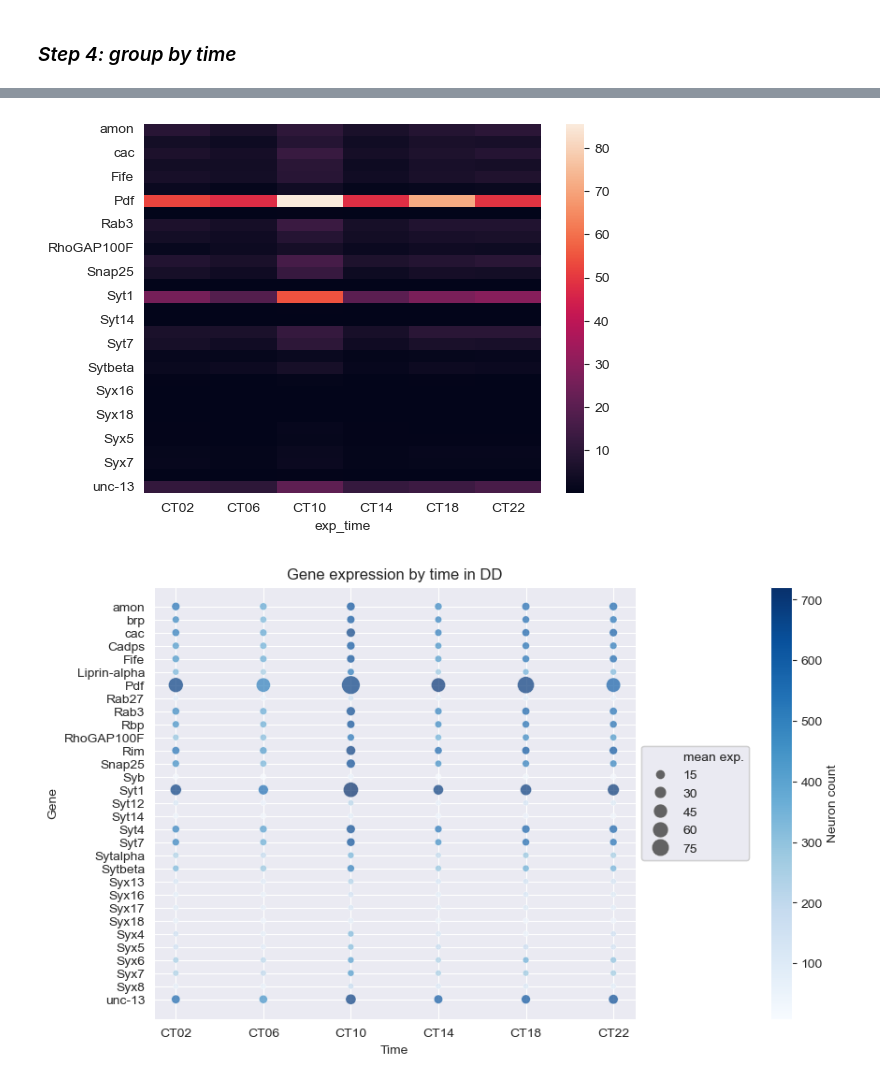
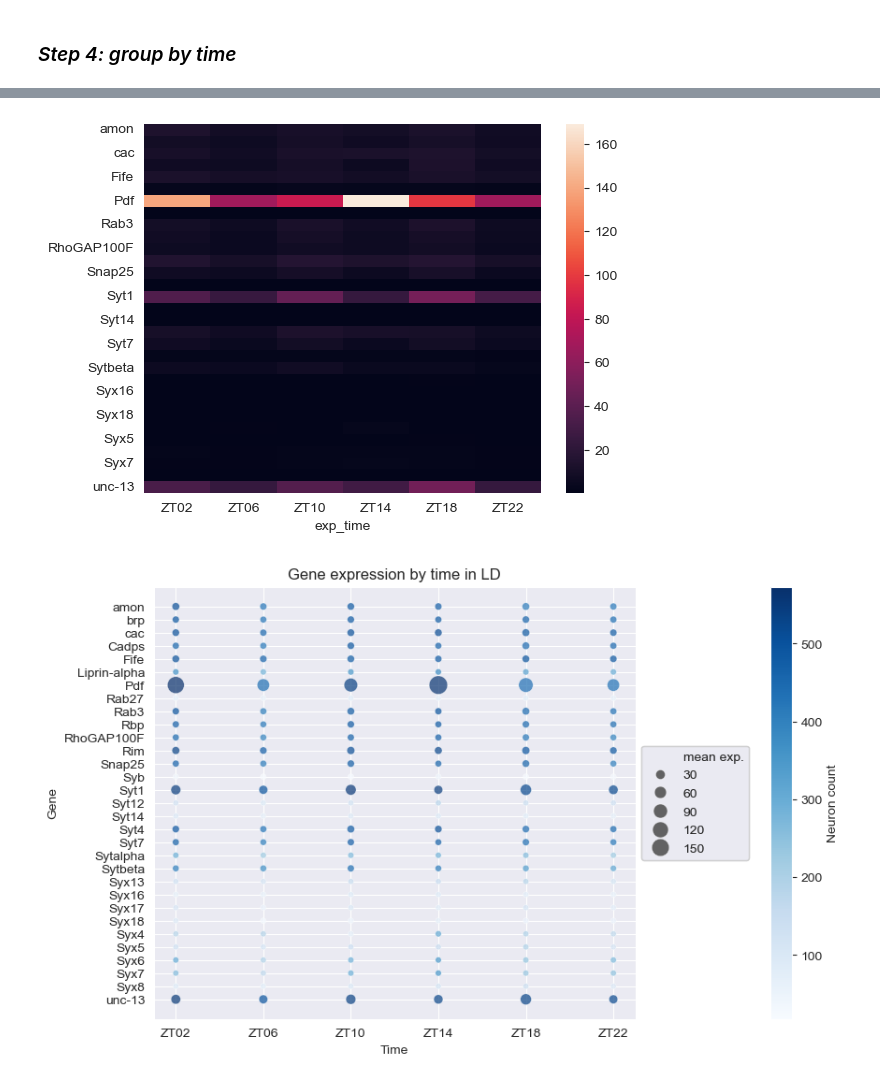
Before and after one commit to gonzagrau/circadian-drosophilia-viewer, a Jupyter notebook: groupby_time.ipynb, the cells around one changed output, grey strips where cells are left out. Cells and saved outputs as stored; diff of their text form; code cells hidden in the pictures.

Commit message:
created csv for both LD and DD expression for all cells

```diff
--- a/groupby_time.ipynb
+++ b/groupby_time.ipynb
@@ -143,7 +128,7 @@ NameError: name 'genexp_df_DD' is not defined
 # %% [markdown]
 ### *Step 4: group by time*
 # %%
-genexp_df_DD = pd.read_csv('genexp_dd.csv', index_col=0)
-genexp_df_DD
+genexp_df_LD = pd.read_csv('genexp_LD.csv', index_col=0)
+genexp_df_LD
 # %% [output]
 |  | amon | brp | cac | Cadps | Fife | Liprin-alpha | Pdf | Rab27 | Rab3 | Rbp | ... |
@@ -162,48 +147,48 @@ genexp_df_DD
 # %%
-count_df = genexp_df_DD[genexp_df_DD != 0]\
+count_df = genexp_df_LD[genexp_df_LD != 0]\
                         .drop(['date', 'experiment'], axis='columns')\
                         .groupby('exp_time')\
                         .count().T
 # %%
-mean_df = genexp_df_DD\
+mean_df = genexp_df_LD\
                         .drop(['date', 'experiment'], axis='columns')\
                         .groupby('exp_time')\
                         .mean().T
 # %%
 sns.heatmap(mean_df);
 # %% [output]
-[figure, old version]
+[figure, new version]
 # %%
 # melt and combine dataframes
 count_melted = count_df.reset_index().melt(id_vars='index', var_name='column', value_name='cell count')
 mean_melted = mean_df.reset_index().melt(id_vars='index', var_name='column', value_name='mean exp.')
 merged_df = pd.merge(count_melted, mean_melted, on=['index', 'column'])
 
 # create dot plot
 fig, ax = plt.subplots(figsize=(10, 6))
 scatter = sns.scatterplot(data=merged_df, x='column', y='index', size='mean exp.', hue='cell count',
                           palette='Blues', sizes=(20, 200), legend='brief', edgecolor='w', alpha=0.7)
 
 # create a colorbar
 norm = plt.Normalize(count_df.values.min(), count_df.values.max())
 sm = plt.cm.ScalarMappable(cmap="Blues", norm=norm)
 sm.set_array([])
 cbar = plt.colorbar(sm, ax=scatter.axes, pad=0.02)
 cbar.set_label('Neuron count')
 
 # legend with scales
 handles, labels = scatter.get_legend_handles_labels()
 box = scatter.get_position()
 scatter.set_position([box.x0, box.y0, box.width * 0.8, box.height])
 size_legend = plt.legend(handles[-len(mean_df.columns):], labels[-len(mean_df.columns):],
                          loc="center right", bbox_to_anchor=(1.25, 0.5), frameon=True)
 plt.gca().add_artist(size_legend)
 
 # titles and labels
-plt.title('Gene expression by time in DD')
+plt.title('Gene expression by time in LD')
 plt.xlabel('Time')
 plt.ylabel('Gene')
-plt.savefig('genexp_dd_dotplot.png')
+plt.savefig('genexp_LD_dotplot.png')
 plt.show()
 # %% [output]
-[figure, old version]
+[figure, new version]
```
Also changed, not shown: parts of 4 cells of this notebook, 4 other files.
